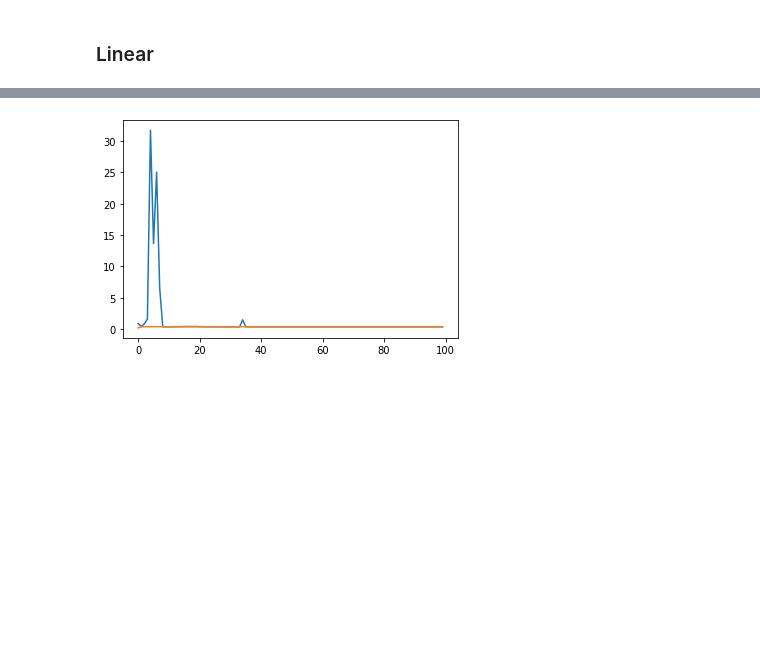
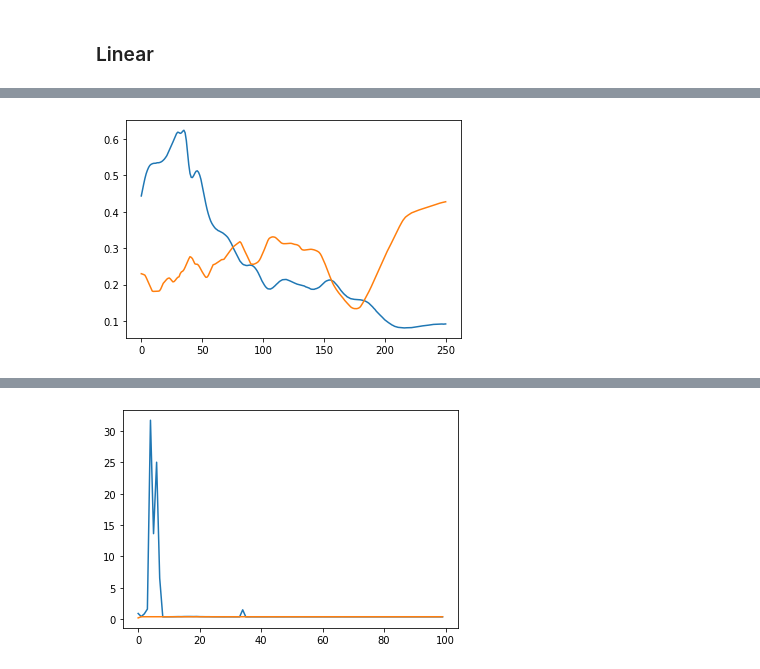
Before and after one commit to RohanM/news-bias, a Jupyter notebook: finetune.ipynb, the cells around one changed output, grey strips where cells are left out. Cells and saved outputs as stored; diff of their text form; code cells hidden in the pictures; blank space fills up the shorter version.

```diff
--- a/finetune.ipynb
+++ b/finetune.ipynb
@@ -383,0 +419,4 @@ results = trainer.train(5)
+# %%
+plot_results(results)
+# %% [output]
+[figure, added]
```
Also changed, not shown: parts of 14 cells of this notebook.
